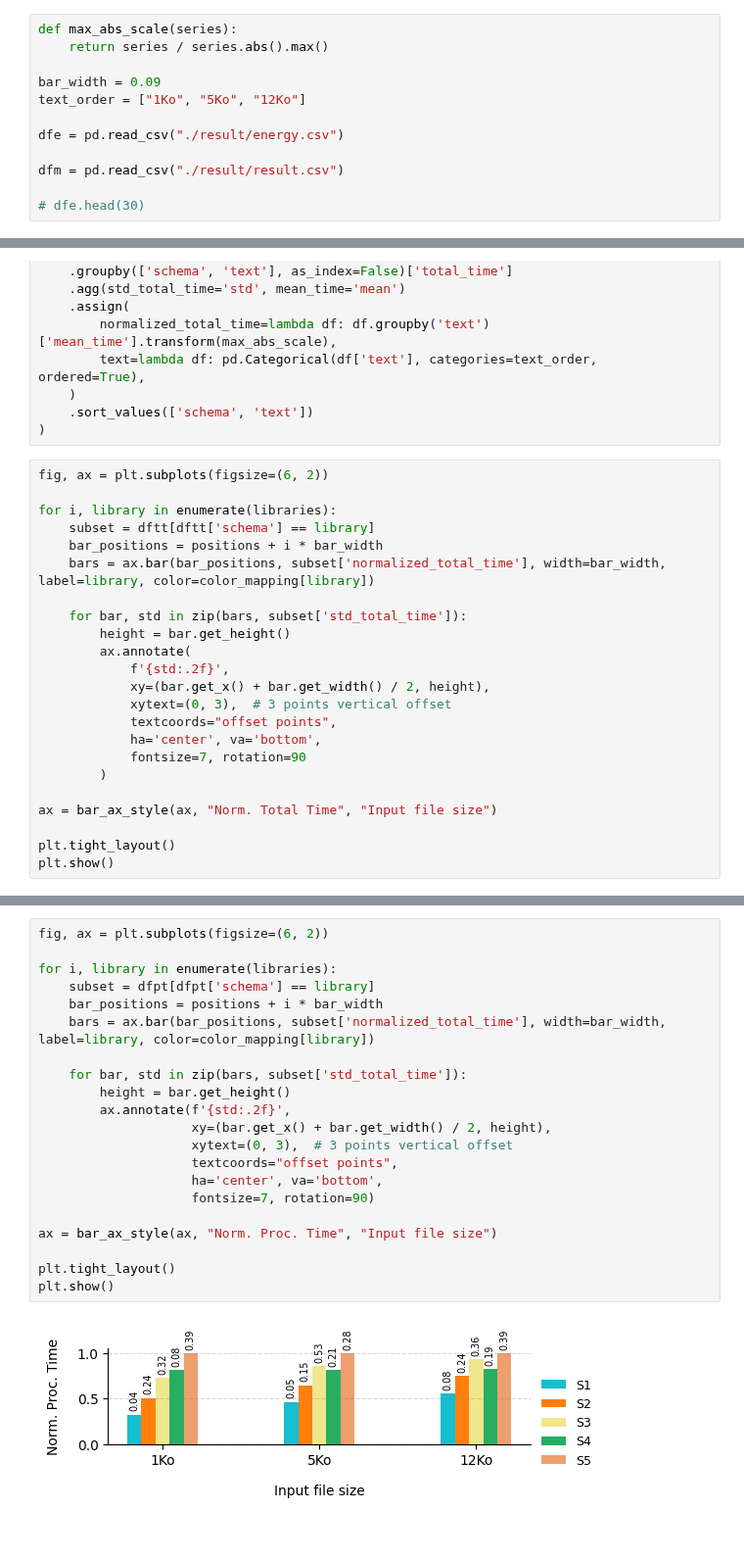
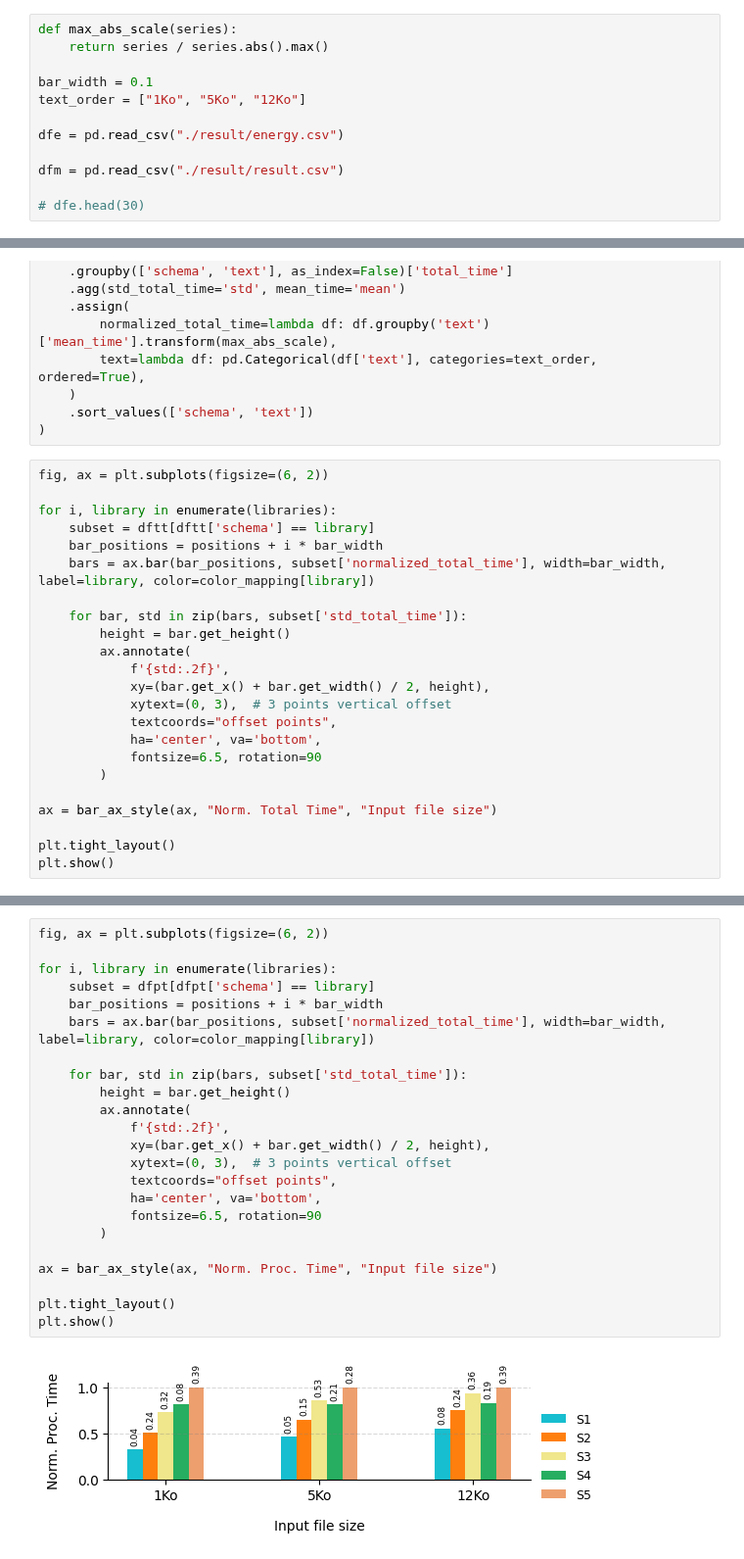
Before and after one commit to donaldonana/FaaS-Benchmark, a Jupyter notebook: text-to-speech/text-to-speech.ipynb, the cells around one changed output, grey strips where cells are left out. Shown at 98% size. Saved outputs shown, nothing was run; the diff lists cells and outputs as text.

```diff
--- a/text-to-speech/text-to-speech.ipynb
+++ b/text-to-speech/text-to-speech.ipynb
@@ -6,7 +6,7 @@ import numpy as np # type: ignore
 def max_abs_scale(series):
     return series / series.abs().max()
 
-bar_width = 0.09
+bar_width = 0.1
 text_order = ["1Ko", "5Ko", "12Ko"]
 
 dfe = pd.read_csv("./result/energy.csv")
@@ -162,7 +162,7 @@ for i, library in enumerate(libraries):
             xytext=(0, 3),  # 3 points vertical offset
             textcoords="offset points",
             ha='center', va='bottom',
-            fontsize=7, rotation=90
+            fontsize=6.5, rotation=90
         )
 
 ax = bar_ax_style(ax, "Norm. Total Time", "Input file size")
@@ -174,23 +174,25 @@ plt.show()
 # %%
 fig, ax = plt.subplots(figsize=(6, 2))
 
 for i, library in enumerate(libraries):
     subset = dfpt[dfpt['schema'] == library]
     bar_positions = positions + i * bar_width
     bars = ax.bar(bar_positions, subset['normalized_total_time'], width=bar_width, label=library, color=color_mapping[library])
 
     for bar, std in zip(bars, subset['std_total_time']):
         height = bar.get_height()
-        ax.annotate(f'{std:.2f}',
-                    xy=(bar.get_x() + bar.get_width() / 2, height),
-                    xytext=(0, 3),  # 3 points vertical offset
-                    textcoords="offset points",
-                    ha='center', va='bottom',
-                    fontsize=7, rotation=90)
+        ax.annotate(
+            f'{std:.2f}',
+            xy=(bar.get_x() + bar.get_width() / 2, height),
+            xytext=(0, 3),  # 3 points vertical offset
+            textcoords="offset points",
+            ha='center', va='bottom',
+            fontsize=6.5, rotation=90
+        )
 
 ax = bar_ax_style(ax, "Norm. Proc. Time", "Input file size")
 
 plt.tight_layout()
 plt.show()
 # %% [output]
-[figure, old version]
+[figure, new version]
```
Also changed, not shown: parts of 2 cells of this notebook.
